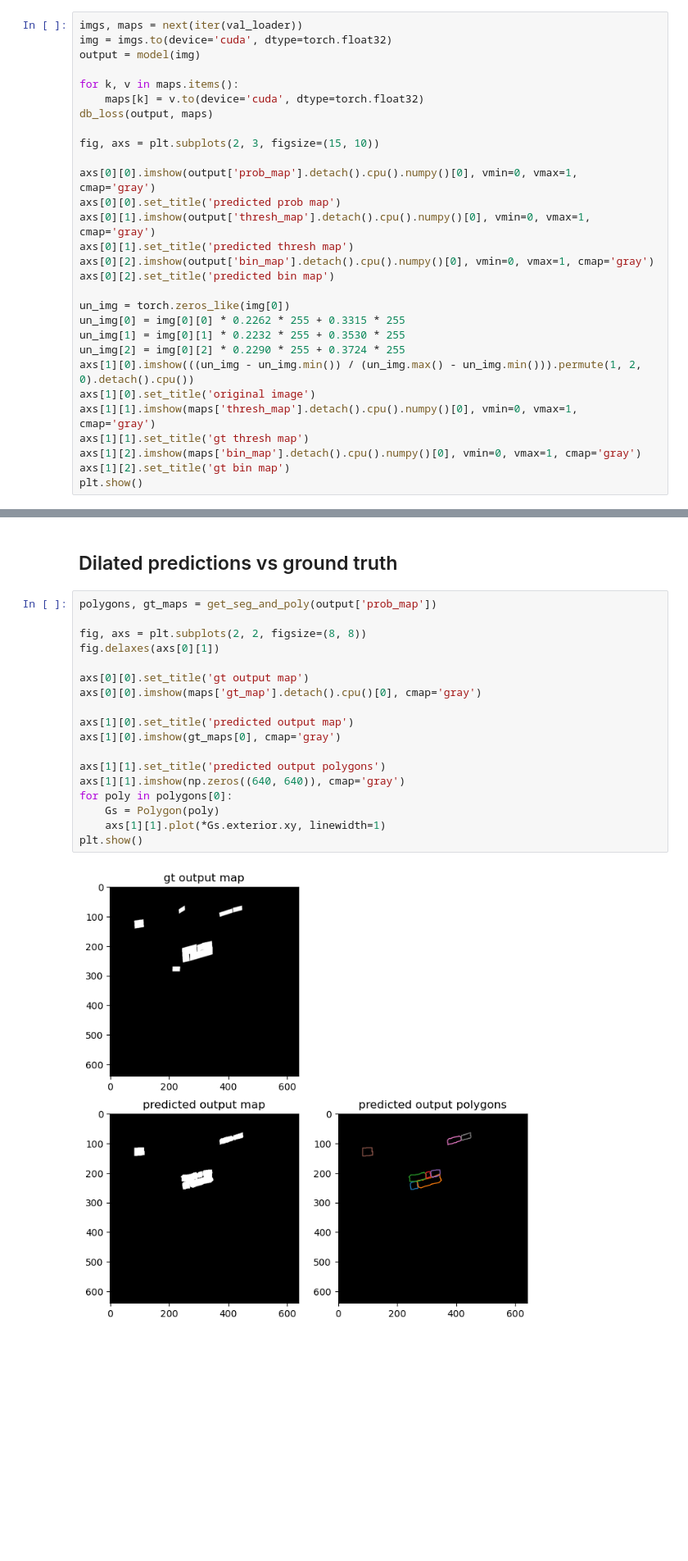
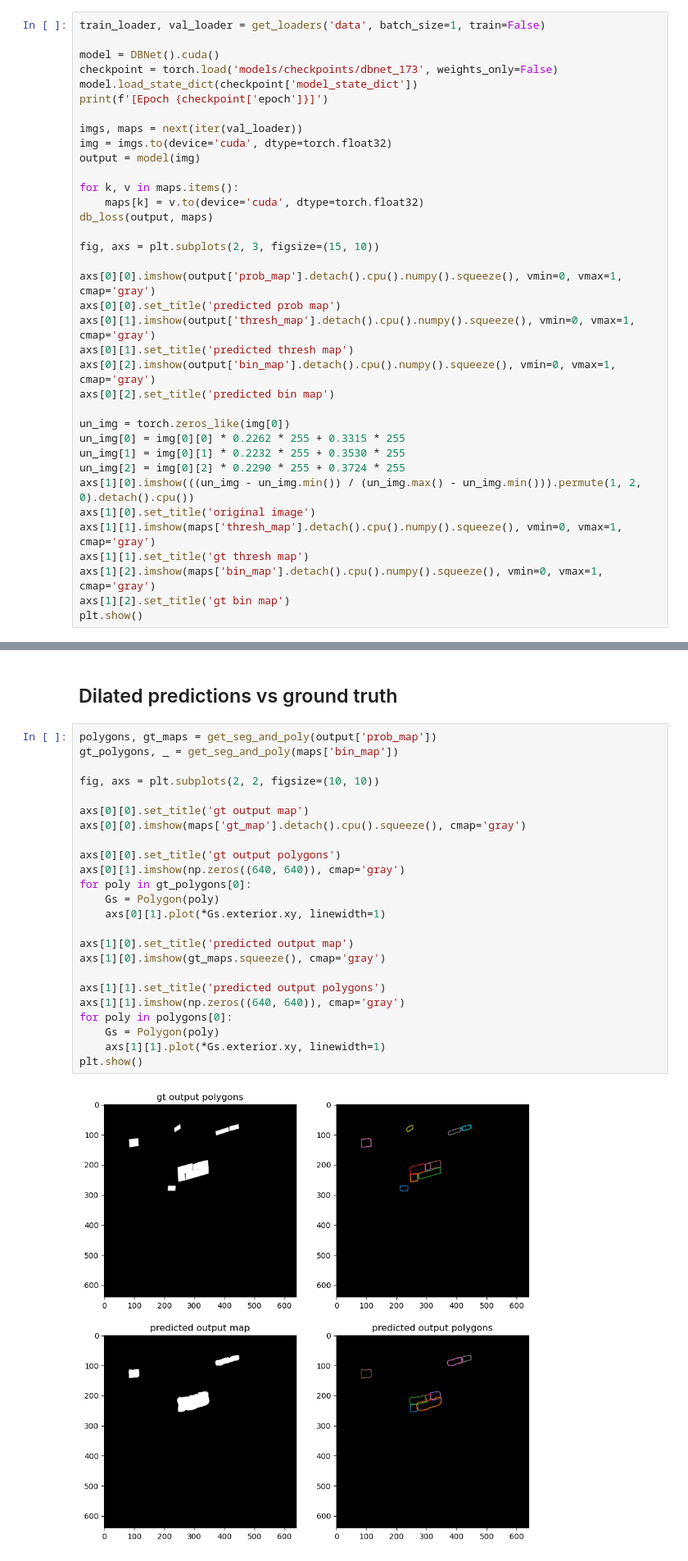
Before and after one commit to zachhendon/image-translator, a Jupyter notebook: text-detection/visualize.ipynb, the cells around one changed output, grey strips where cells are left out. Shown at 82% size. Drawn from its saved outputs; the diff is of its cells as text; blank space fills up the shorter version.

```diff
--- a/text-detection/visualize.ipynb
+++ b/text-detection/visualize.ipynb
@@ -72,4 +62,11 @@ print(f'[Epoch {checkpoint['epoch']}]')
 # %%
+train_loader, val_loader = get_loaders('data', batch_size=1, train=False)
+
+model = DBNet().cuda()
+checkpoint = torch.load('models/checkpoints/dbnet_173', weights_only=False)
+model.load_state_dict(checkpoint['model_state_dict'])
+print(f'[Epoch {checkpoint['epoch']}]')
+
 imgs, maps = next(iter(val_loader))
 img = imgs.to(device='cuda', dtype=torch.float32)
 output = model(img)
@@ -80,11 +77,11 @@ db_loss(output, maps)
 
 fig, axs = plt.subplots(2, 3, figsize=(15, 10))
 
-axs[0][0].imshow(output['prob_map'].detach().cpu().numpy()[0], vmin=0, vmax=1, cmap='gray')
+axs[0][0].imshow(output['prob_map'].detach().cpu().numpy().squeeze(), vmin=0, vmax=1, cmap='gray')
 axs[0][0].set_title('predicted prob map')
-axs[0][1].imshow(output['thresh_map'].detach().cpu().numpy()[0], vmin=0, vmax=1, cmap='gray')
+axs[0][1].imshow(output['thresh_map'].detach().cpu().numpy().squeeze(), vmin=0, vmax=1, cmap='gray')
 axs[0][1].set_title('predicted thresh map')
-axs[0][2].imshow(output['bin_map'].detach().cpu().numpy()[0], vmin=0, vmax=1, cmap='gray')
+axs[0][2].imshow(output['bin_map'].detach().cpu().numpy().squeeze(), vmin=0, vmax=1, cmap='gray')
 axs[0][2].set_title('predicted bin map')
 
 un_img = torch.zeros_like(img[0])
@@ -93,9 +90,9 @@ un_img[1] = img[0][1] * 0.2232 * 255 + 0.3530 * 255
 un_img[2] = img[0][2] * 0.2290 * 255 + 0.3724 * 255
 axs[1][0].imshow(((un_img - un_img.min()) / (un_img.max() - un_img.min())).permute(1, 2, 0).detach().cpu())
 axs[1][0].set_title('original image')
-axs[1][1].imshow(maps['thresh_map'].detach().cpu().numpy()[0], vmin=0, vmax=1, cmap='gray')
+axs[1][1].imshow(maps['thresh_map'].detach().cpu().numpy().squeeze(), vmin=0, vmax=1, cmap='gray')
 axs[1][1].set_title('gt thresh map')
-axs[1][2].imshow(maps['bin_map'].detach().cpu().numpy()[0], vmin=0, vmax=1, cmap='gray')
+axs[1][2].imshow(maps['bin_map'].detach().cpu().numpy().squeeze(), vmin=0, vmax=1, cmap='gray')
 axs[1][2].set_title('gt bin map')
 plt.show()
 # %% [output]
@@ -108,24 +106,30 @@ total - 3.7288899421691895
 ## Dilated predictions vs ground truth
 # %%
 polygons, gt_maps = get_seg_and_poly(output['prob_map'])
+gt_polygons, _ = get_seg_and_poly(maps['bin_map'])
 
-fig, axs = plt.subplots(2, 2, figsize=(8, 8))
-fig.delaxes(axs[0][1])
+fig, axs = plt.subplots(2, 2, figsize=(10, 10))
 
 axs[0][0].set_title('gt output map')
-axs[0][0].imshow(maps['gt_map'].detach().cpu()[0], cmap='gray')
+axs[0][0].imshow(maps['gt_map'].detach().cpu().squeeze(), cmap='gray')
+
+axs[0][0].set_title('gt output polygons')
+axs[0][1].imshow(np.zeros((640, 640)), cmap='gray')
+for poly in gt_polygons[0]:
+    Gs = Polygon(poly)
+    axs[0][1].plot(*Gs.exterior.xy, linewidth=1)
 
 axs[1][0].set_title('predicted output map')
-axs[1][0].imshow(gt_maps[0], cmap='gray')
+axs[1][0].imshow(gt_maps.squeeze(), cmap='gray')
 
 axs[1][1].set_title('predicted output polygons')
 axs[1][1].imshow(np.zeros((640, 640)), cmap='gray')
 for poly in polygons[0]:
     Gs = Polygon(poly)
     axs[1][1].plot(*Gs.exterior.xy, linewidth=1)
 plt.show()
 # %% [output]
-[figure, old version]
+[figure, new version]
 # %% [markdown]
 ## Output loss evaluation
 # %%
```
Also changed, not shown: parts of 5 cells of this notebook, 4 other files.
